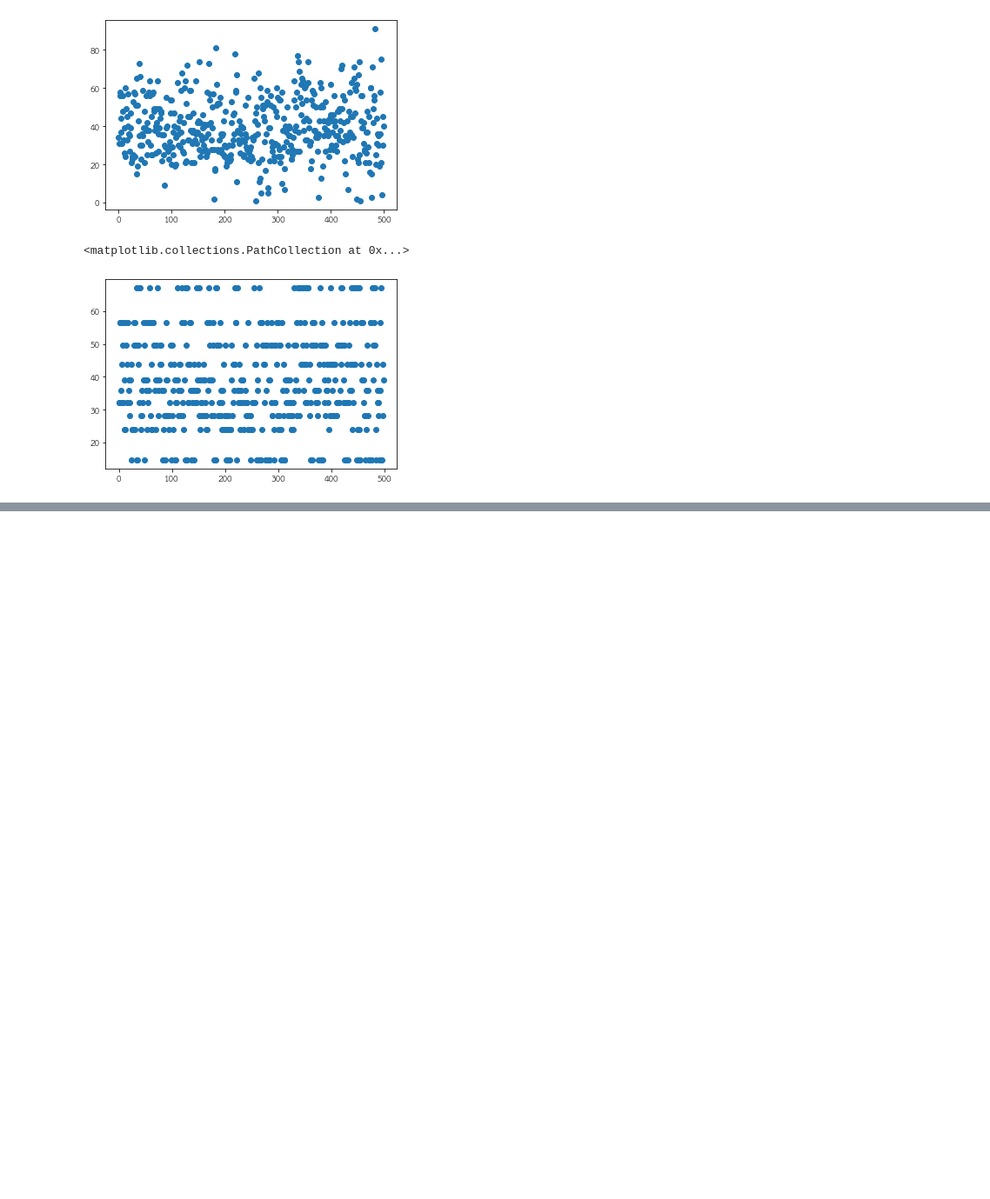
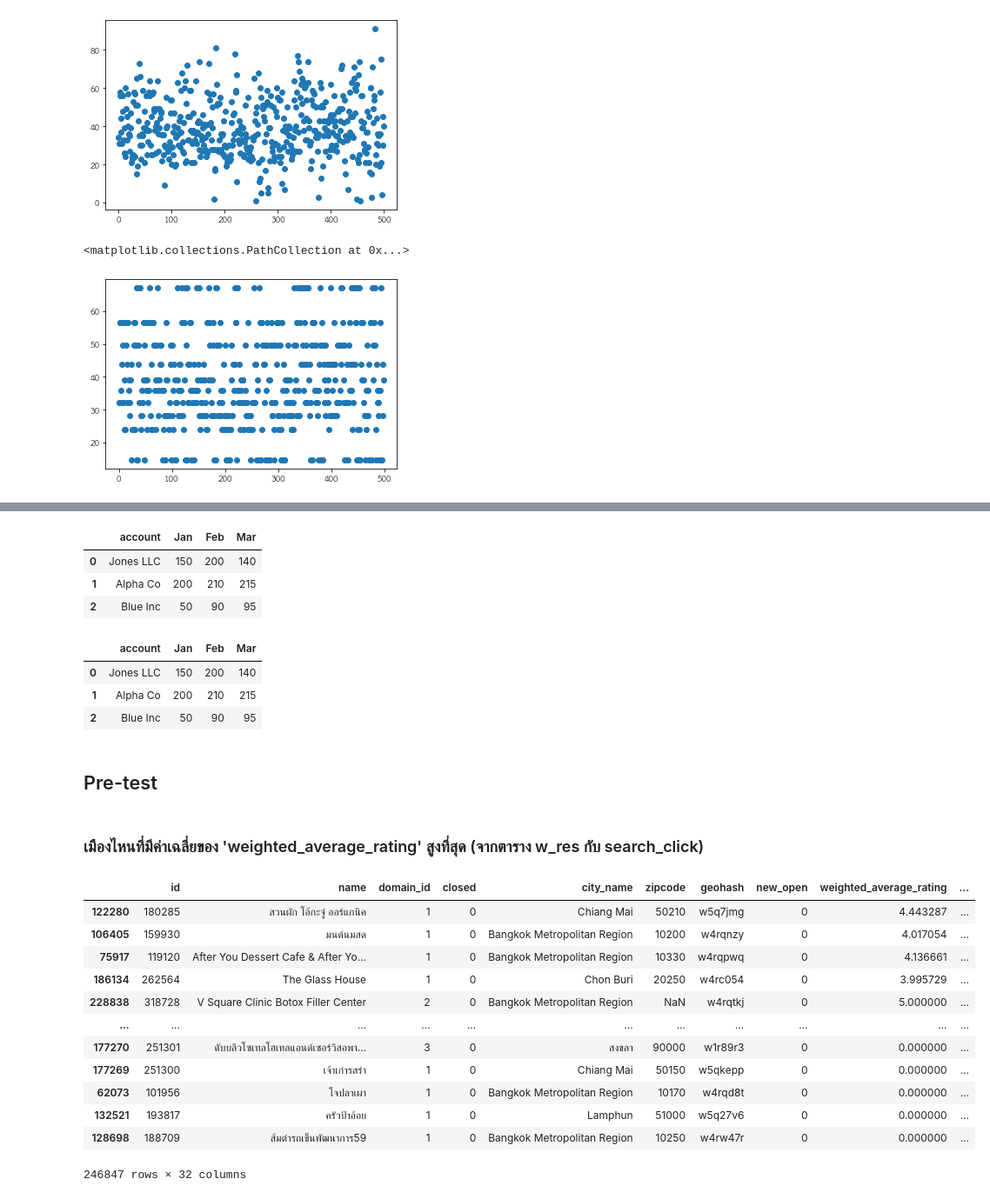
Before and after one commit to tohnperfect/DPDM2021, a Jupyter notebook: Data_Preprocessing_(Chapter_3).ipynb, the cells around one changed output, grey strips where cells are left out. Shown at 87% size. Saved outputs shown, nothing was run; the diff lists cells and outputs as text; code cells hidden in the pictures; blank space fills up the shorter version.

```diff
--- a/Data_Preprocessing_(Chapter_3).ipynb
+++ b/Data_Preprocessing_(Chapter_3).ipynb
@@ -1673,0 +1907,43 @@ plt.scatter(range(len(my_data)),dataALL_cut['smooth_age'])
+# %%
+sales = [{'account':'Jones LLC', 'Jan':150, 'Feb':200, 'Mar':140},
+         {'account':'Alpha Co', 'Jan':200, 'Feb':210, 'Mar':215},
+         {'account':'Blue Inc', 'Jan':50, 'Feb':90, 'Mar':95}]
+df = pd.DataFrame(sales)
+df
+# %% [output]
+|  | account | Jan | Feb | Mar |
+| 0 | Jones LLC | 150 | 200 | 140 |
+| 1 | Alpha Co | 200 | 210 | 215 |
+| 2 | Blue Inc | 50 | 90 | 95 |
+# %%
+sales = [['Jones LLC',150,200,140],
+         ['Alpha Co',200,210,215],
+         ['Blue Inc',50,90,95]]
+labels = ['account','Jan','Feb','Mar']
+df = pd.DataFrame.from_records(sales,columns=labels)
+df
+# %% [output]
+|  | account | Jan | Feb | Mar |
+| 0 | Jones LLC | 150 | 200 | 140 |
+| 1 | Alpha Co | 200 | 210 | 215 |
+| 2 | Blue Inc | 50 | 90 | 95 |
+# %% [markdown]
+## Pre-test
+# %% [markdown]
+### เมืองไหนที่มีค่าเฉลี่ยของ 'weighted_average_rating' สูงที่สุด (จากตาราง w_res กับ search_click)
+# %%
+w_res.sort_values(by=['number_of_reviews'],ascending=False)
+# %% [output]
+|  | id | name | domain_id | closed | city_name | zipcode | geohash | new_open | weighted_average_rating | ... |
+| 122280 | 180285 | สวนผัก โอ้กะจู๋ ออร์แกนิค | 1 | 0 | Chiang Mai | 50210 | w5q7jmg | 0 | 4.443287 | ... |
+| 106405 | 159930 | มนต์นมสด | 1 | 0 | Bangkok Metropolitan Region | 10200 | w4rqnzy | 0 | 4.017054 | ... |
+| 75917 | 119120 | After You Dessert Cafe & After Yo... | 1 | 0 | Bangkok Metropolitan Region | 10330 | w4rqpwq | 0 | 4.136661 | ... |
+| 186134 | 262564 | The Glass House | 1 | 0 | Chon Buri | 20250 | w4rc054 | 0 | 3.995729 | ... |
+| 228838 | 318728 | V Square Clinic Botox Filler Center | 2 | 0 | Bangkok Metropolitan Region | NaN | w4rqtkj | 0 | 5.000000 | ... |
+| ... | ... | ... | ... | ... | ... | ... | ... | ... | ... | ... |
+| 177270 | 251301 | ดับบลิวโซเทลโฮเทลแอนด์เซอร์วิสอพา... | 3 | 0 | สงขลา | 90000 | w1r89r3 | 0 | 0.000000 | ... |
+| 177269 | 251300 | เจ้าเก่ารสรำ | 1 | 0 | Chiang Mai | 50150 | w5qkepp | 0 | 0.000000 | ... |
+| 62073 | 101956 | โจปลาเผา | 1 | 0 | Bangkok Metropolitan Region | 10170 | w4rqd8t | 0 | 0.000000 | ... |
+| 132521 | 193817 | ครัวป้าอ้อย | 1 | 0 | Lamphun | 51000 | w5q27v6 | 0 | 0.000000 | ... |
+| 128698 | 188709 | ส้มตำรถเข็นพัฒนาการ59 | 1 | 0 | Bangkok Metropolitan Region | 10250 | w4rw47r | 0 | 0.000000 | ... |
+246847 rows × 32 columns
```
Also changed, not shown: parts of 37 cells of this notebook.
